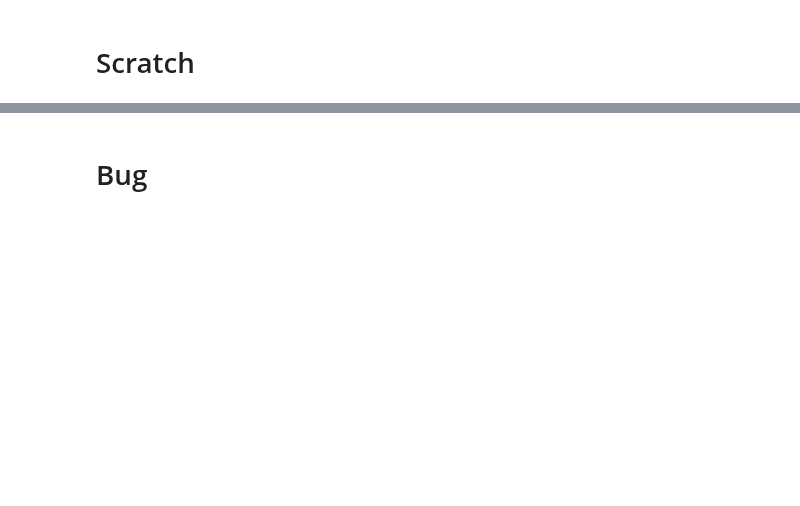
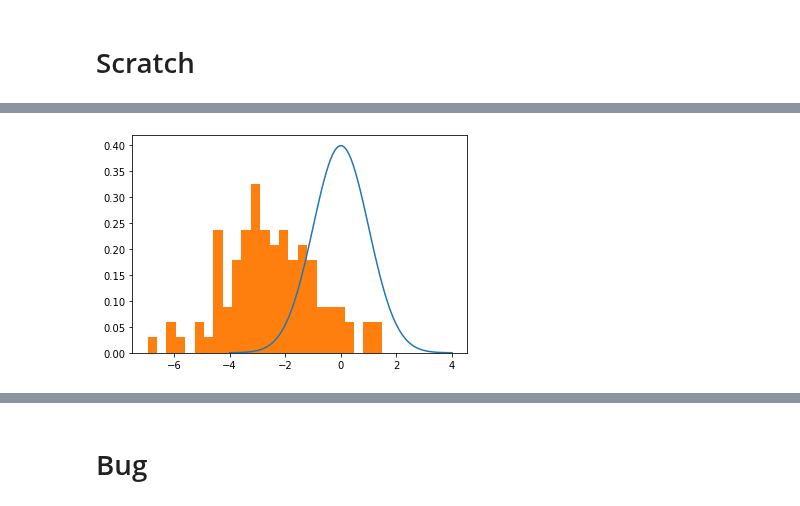
Before and after one commit to ratschlab/projects-2020-Neural-SVGD, a Jupyter notebook: notebooks/Scratch.ipynb, the cells around one changed output, grey strips where cells are left out. Cells and saved outputs as stored; diff of their text form; code cells hidden in the pictures; blank space fills up the shorter version.

```diff
--- a/notebooks/Scratch.ipynb
+++ b/notebooks/Scratch.ipynb
@@ -22,0 +199,11 @@ rkey = random.PRNGKey(0)
+# %%
+key = random.PRNGKey(1)
+key1, key2 = random.split(key)
+# %%
+samples = svgd.sample(key1, kernel_params, n_steps)
+# %%
+gr = np.linspace(-4, 4, 100)
+_ = plt.plot(gr, vmap(target.pdf)(gr))
+_ = plt.hist(samples[:, 0], bins=25, density=True)
+# %% [output]
+[figure, added]
```
Also changed, not shown: parts of 54 cells of this notebook, 8 other files.
